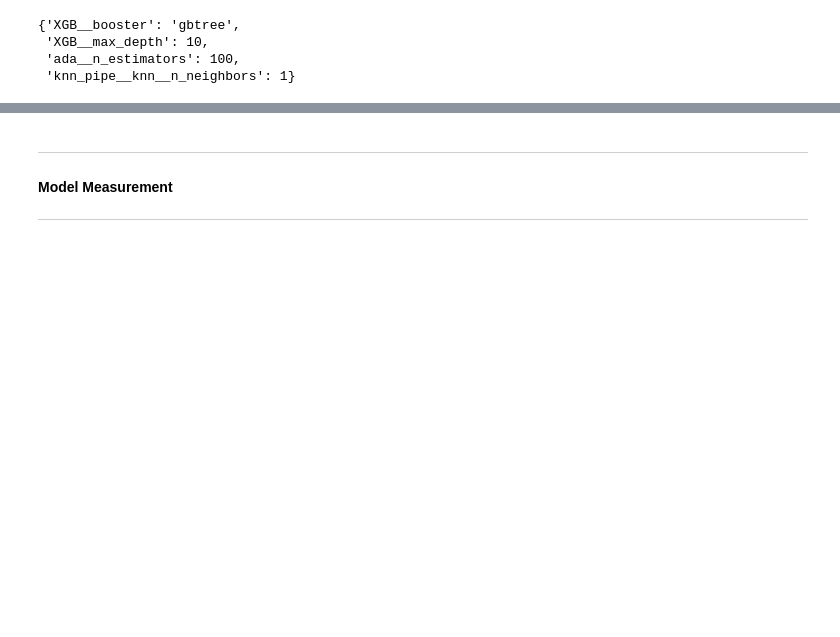
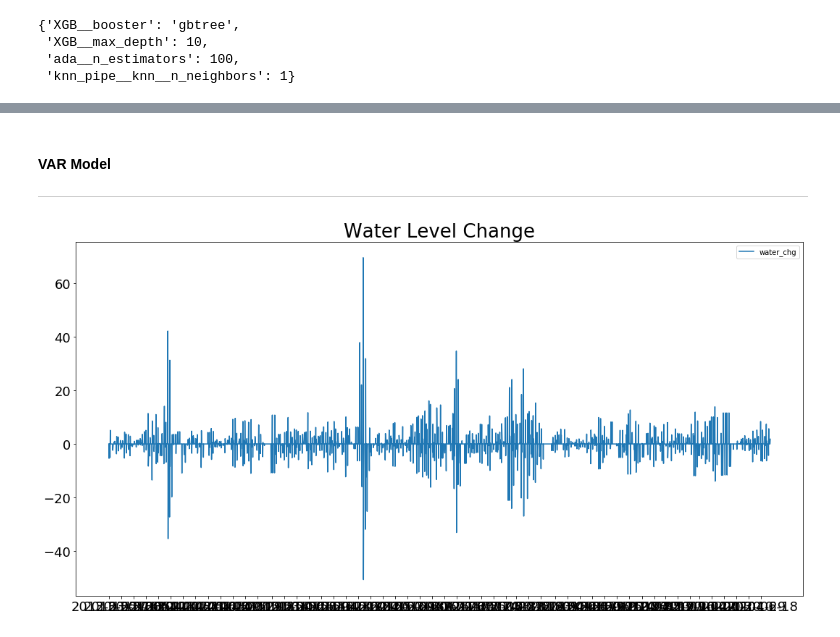
Before and after one commit to maxwiedmann/DSI_project_5__ee_water_levels, a Jupyter notebook: main.ipynb, the cells around one changed output, grey strips where cells are left out. Saved outputs shown, nothing was run; the diff lists cells and outputs as text; code cells hidden in the pictures; blank space fills up the shorter version.

Commit message:
TS model added

```diff
--- a/main.ipynb
+++ b/main.ipynb
@@ -530,4 +522,4 @@ Parameters: { max_depth } might not be used.
 # %% [markdown]
----
-#### Model Measurement
----
+#### VAR Model
+
+----
@@ -533,0 +529,31 @@ Parameters: { max_depth } might not be used.
+# %%
+"""/9.05-lesson-VAR-models/solution-code/solution-code.ipynb
+"""
+def plot_series(df, cols=None, title='Title', xlab=None, ylab=None, steps=1):
+
+    # Set figure size to be (18, 9).
+    plt.figure(figsize=(18,9))
+    legend_list = []
+
+    # Iterate through each column name.
+    for col in cols:
+        plt.plot(df[col])
+        legend_list.append(col)
+
+    # Generate title and labels.
+    plt.title(title, fontsize=26)
+    plt.xlabel(xlab, fontsize=20)
+    plt.ylabel(ylab, fontsize=20)
+
+    # Enlarge tick marks.
+    plt.yticks(fontsize=18)
+    plt.xticks(df.index[0::steps], fontsize=18)
+
+    plt.legend(legend_list);
+# %%
+plot_series(df,
+            ['water_chg'],
+            title="Water Level Change",
+            steps=50)
+# %% [output]
+[figure, added]
```
Also changed, not shown: parts of 26 cells of this notebook, 1 other file.
